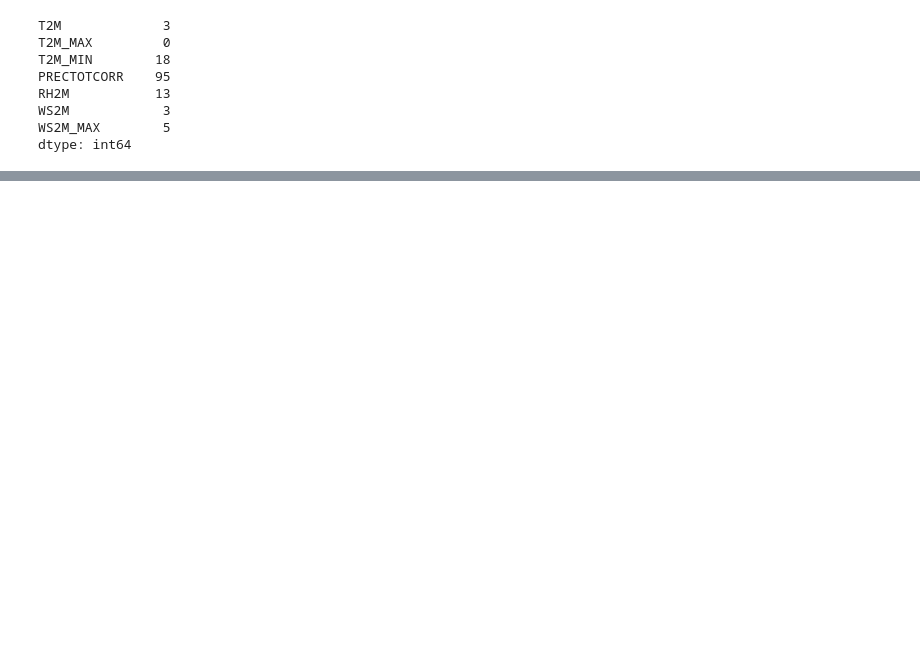
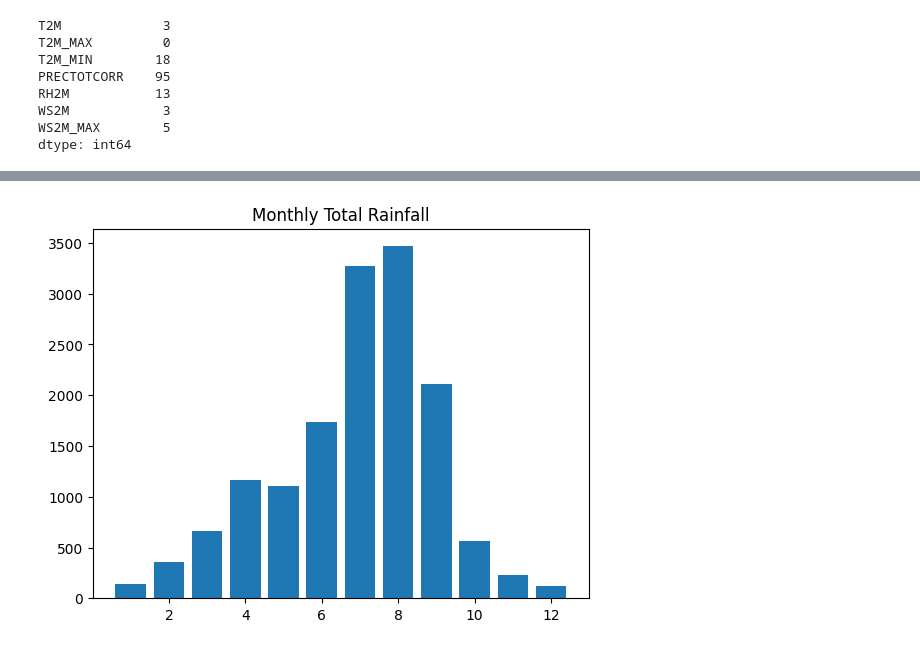
Before and after one commit to fenet-as/climate-challenge-week0, a Jupyter notebook: notebooks/ethiopia_eda.ipynb, the cells around one changed output, grey strips where cells are left out. Drawn from its saved outputs; the diff is of its cells as text; code cells hidden in the pictures; blank space fills up the shorter version.

```diff
--- a/notebooks/ethiopia_eda.ipynb
+++ b/notebooks/ethiopia_eda.ipynb
@@ -94,0 +120,8 @@ df = df.ffill()  # forward fill missing values
+# %%
+monthly_rain = df.groupby("MONTH")["PRECTOTCORR"].sum()
+
+plt.bar(monthly_rain.index, monthly_rain.values)
+plt.title("Monthly Total Rainfall")
+plt.show()
+# %% [output]
+[figure, added]
```
Also changed, not shown: parts of 5 cells of this notebook.
